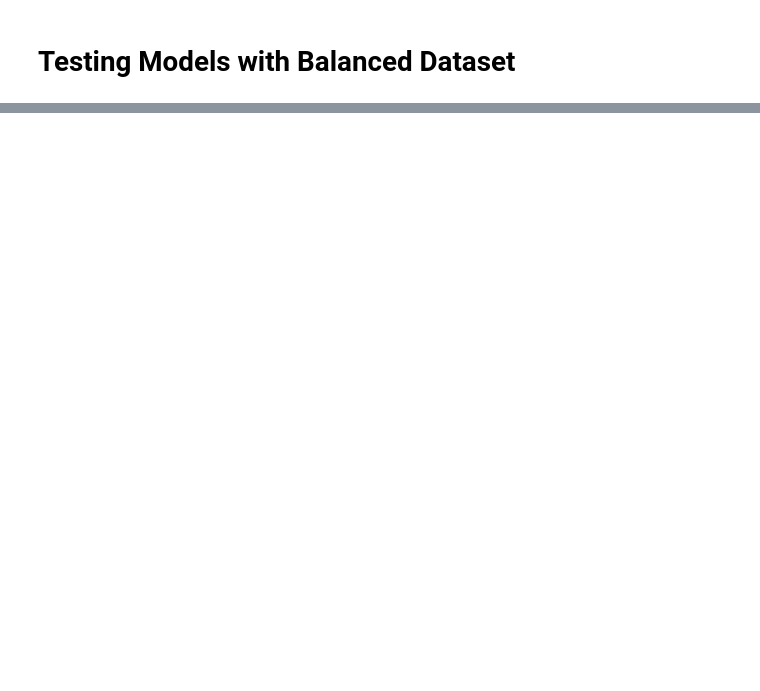
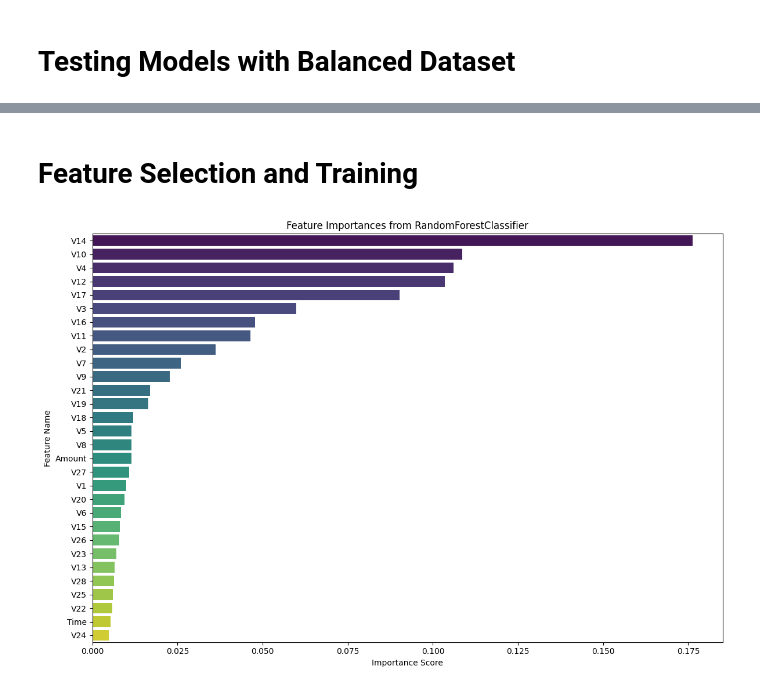
Before and after one commit to GunjanGangwani/CIND820-Credit-Card-Fraud-Detection, a Jupyter notebook: CIND820_Batch_Processing.ipynb, the cells around one changed output, grey strips where cells are left out. Drawn from its saved outputs; the diff is of its cells as text; code cells hidden in the pictures; blank space fills up the shorter version.

```diff
--- a/CIND820_Batch_Processing.ipynb
+++ b/CIND820_Batch_Processing.ipynb
@@ -225,22 +211,0 @@ ROC AUC Score: 0.9742
-# %%
-# @title Scaled RandomForest Classifier Model
-
-# Basic Random Forest Classifier
-model_rf_scaled_batch = RandomForestClassifier(max_depth=5, n_jobs=-1, random_state=42)
-model_rf_scaled_batch.fit(X_train_scaled, y_train)
-
-# Make predictions on the scaled test data
-y_pred_rf_scaled_batch = model_rf_scaled_batch.predict(X_test_scaled)
-y_pred_proba_rf_scaled_batch = model_rf_scaled_batch.predict_proba(X_test_scaled)[:, 1]
-
-
-# Evaluate the model
-f1_rf_scaled_batch = f1_score(y_test, y_pred_rf_scaled_batch)
-mcc_rf_scaled_batch = matthews_corrcoef(y_test, y_pred_rf_scaled_batch)
-roc_auc_rf_scaled_batch = roc_auc_score(y_test, y_pred_proba_rf_scaled_batch)
-
-# Print the evaluation metrics
-print("\nEvaluation Metrics on Test Data (Scaled Random Forest Classifier):")
-print(f"F1 Score: {f1_rf_scaled_batch:.4f}")
-print(f"MCC Score: {mcc_rf_scaled_batch:.4f}")
-print(f"ROC AUC Score: {roc_auc_rf_scaled_batch:.4f}")
@@ -417,0 +430,26 @@ ROC AUC Score: 0.9828
+# %% [markdown]
+# Feature Selection and Training
+# %%
+initial_rf = RandomForestClassifier(n_estimators=100, random_state=42, class_weight='balanced') # Use class_weight for imbalance
+initial_rf.fit(X_train_scaled, y_train)
+
+feature_importances = initial_rf.feature_importances_
+
+# Create a Series with feature names and their importances
+features_df = pd.Series(feature_importances, index=X.columns)
+
+# Sort the features by importance in descending order
+sorted_features = features_df.sort_values(ascending=False)
+
+print("Sorted Feature Importances:")
+print(sorted_features)
+# %%
+plt.figure(figsize=(12, 8))
+sns.barplot(x=sorted_features.values, y=sorted_features.index, hue=sorted_features.index, palette='viridis', legend=False)
+plt.title('Feature Importances from RandomForestClassifier')
+plt.xlabel('Importance Score')
+plt.ylabel('Feature Name')
+plt.tight_layout()
+plt.show()
+# %% [output]
+[figure, added]
```
Also changed, not shown: parts of 43 cells of this notebook, 3 other files.
